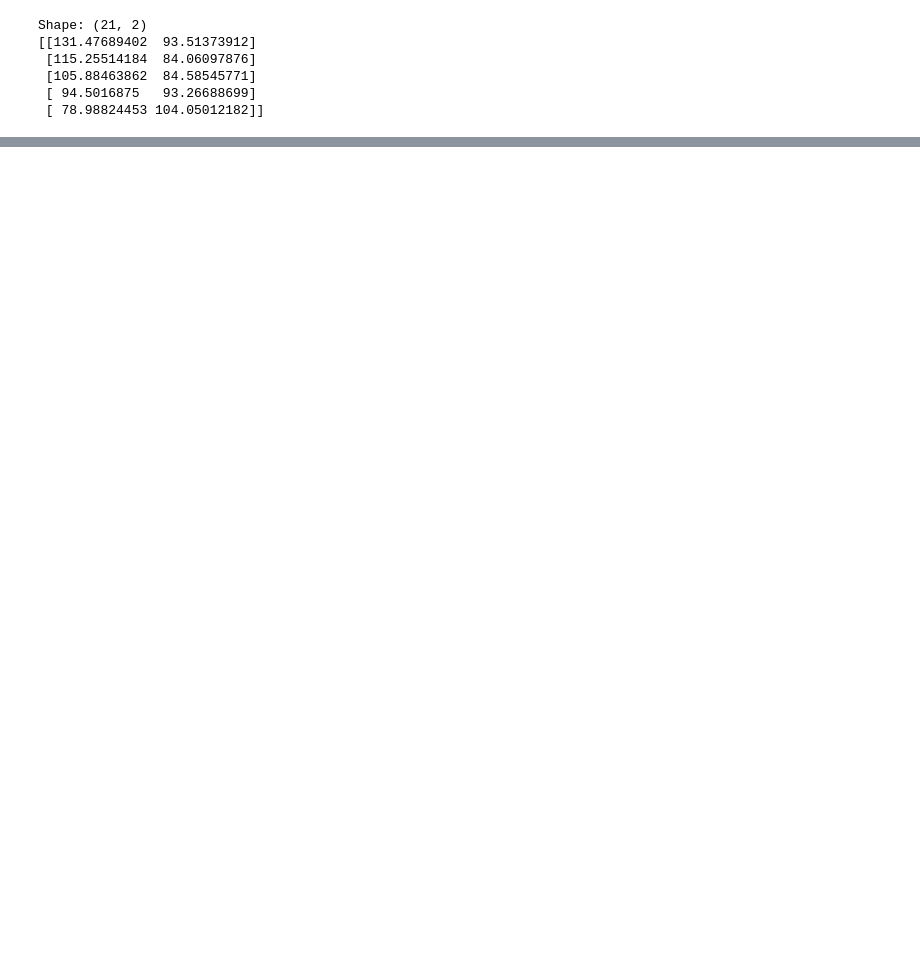
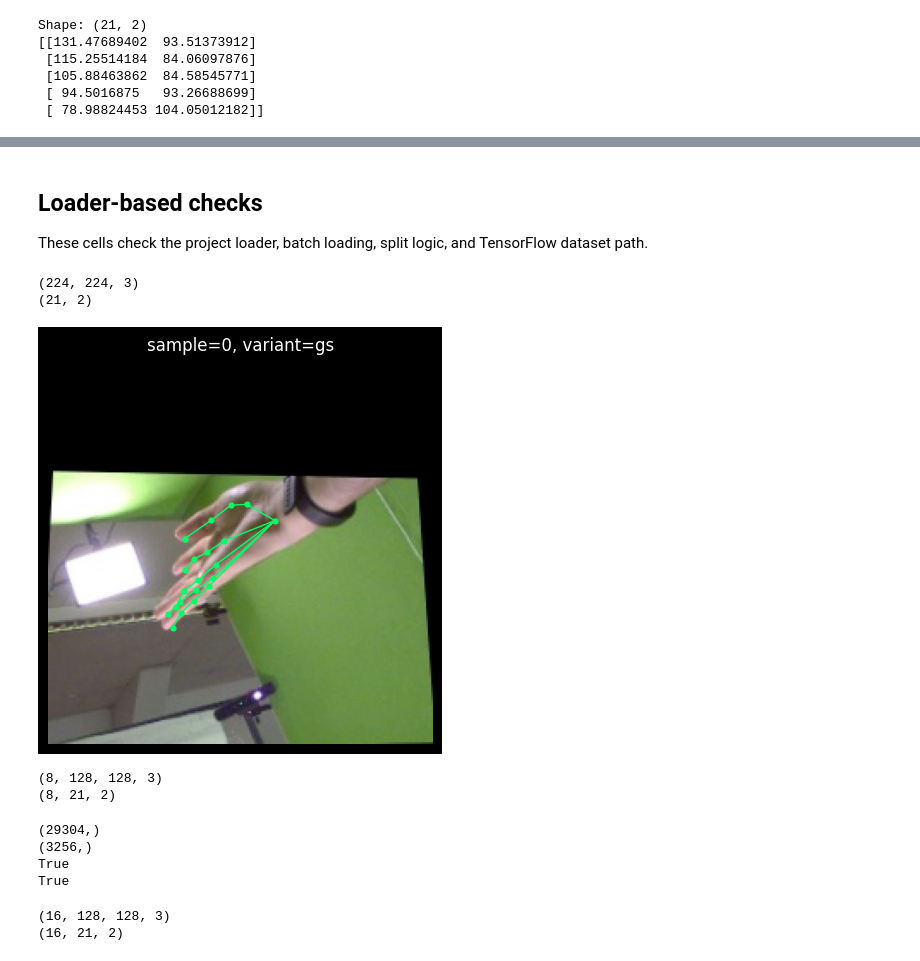
Before and after one commit to VictorJohansen/hand-pose-estimation, a Jupyter notebook: notebooks/explore_dataset.ipynb, the cells around one changed output, grey strips where cells are left out. Drawn from its saved outputs; the diff is of its cells as text; code cells hidden in the pictures; blank space fills up the shorter version.

```diff
--- a/notebooks/explore_dataset.ipynb
+++ b/notebooks/explore_dataset.ipynb
@@ -84,0 +103,48 @@ plt.show()
+# %% [markdown]
+## Loader-based checks
+
+These cells check the project loader, batch loading, split logic, and TensorFlow dataset path.
+# %%
+sample = dataset.sample(0, load_image=True)
+print(sample.image.shape)
+print(sample.keypoints.shape)
+
+dataset.plot_sample(0, variant="gs");
+# %% [output]
+(224, 224, 3)
+(21, 2)
+[figure, added]
+# %%
+images, keypoints = dataset.load_batch(range(8), image_size=(128, 128))
+print(images.shape)
+print(keypoints.shape)
+# %% [output]
+(8, 128, 128, 3)
+(8, 21, 2)
+# %%
+train_indices, val_indices = dataset.train_validation_split(validation_fraction=0.1, seed=42)
+train_indices_2, val_indices_2 = dataset.train_validation_split(validation_fraction=0.1, seed=42)
+
+print(train_indices.shape)
+print(val_indices.shape)
+print(np.array_equal(train_indices, train_indices_2))
+print(np.array_equal(val_indices, val_indices_2))
+# %% [output]
+(29304,)
+(3256,)
+True
+True
+# %%
+train_ds = dataset.tf_dataset(
+    indices=train_indices[:512],
+    batch_size=16,
+    image_size=(128, 128),
+    shuffle=True,
+)
+
+batch_images, batch_keypoints = next(iter(train_ds.take(1)))
+print(batch_images.shape)
+print(batch_keypoints.shape)
+# %% [output]
+(16, 128, 128, 3)
+(16, 21, 2)
```
Also changed, not shown: parts of 9 cells of this notebook, 2 other files.
